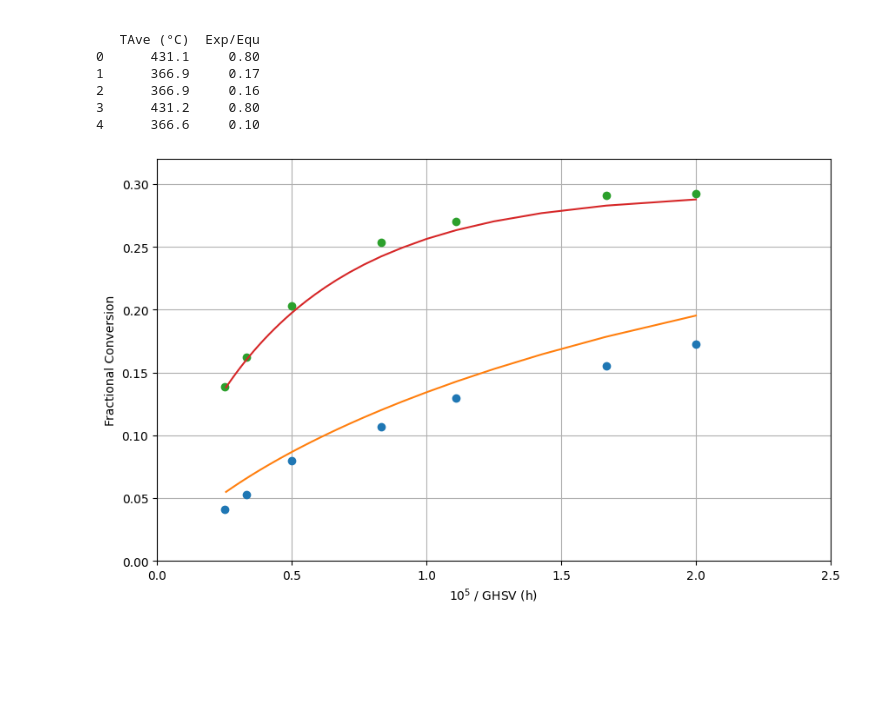
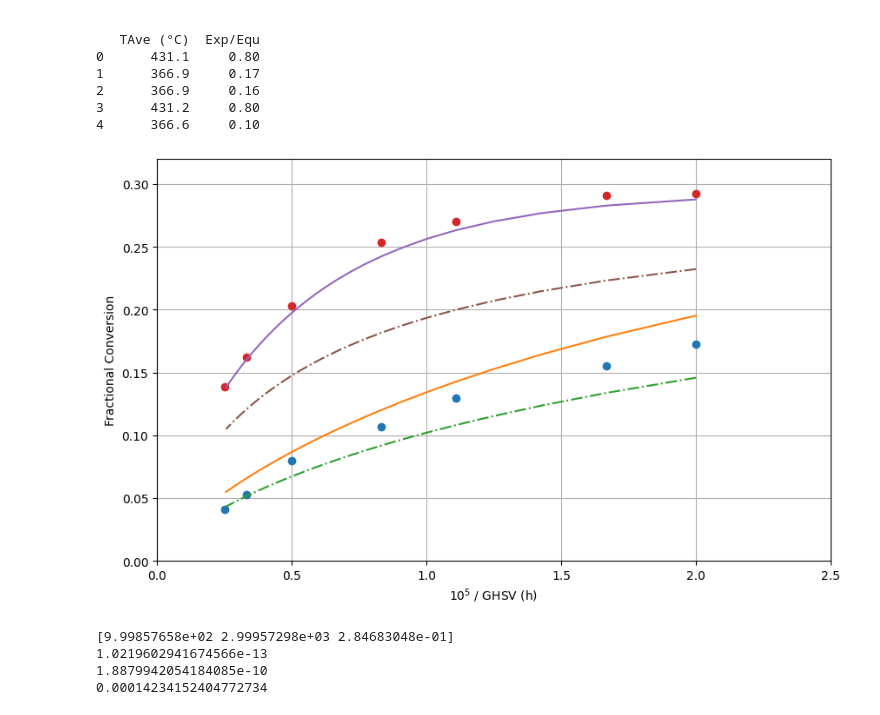
Before and after one commit to computational-chemical-engineering/ammonia_synthesis_reactor, a Jupyter notebook: ammonia_kinetics_check.ipynb, the cells around one changed output. Saved outputs shown, nothing was run; the diff lists cells and outputs as text; code cells hidden in the pictures; blank space fills up the shorter version.

```diff
--- a/ammonia_kinetics_check.ipynb
+++ b/ammonia_kinetics_check.ipynb
@@ -66,6 +71,10 @@ print(df.head())
 # %%
 from ammonia_synthesis_kinetics import AmmoniaSynthesisKinetics
 from scipy.integrate import solve_ivp
+from pymrm import NumJac
+from scipy.constants import R  # Ideal gas constant in J/(mol·K)
+from scipy.sparse import eye_array, csc_array
+from scipy.sparse.linalg import spsolve
 
 #rho_c = 590.0
 #Dcat = 1.0 / 3.0
@@ -79,8 +88,35 @@ def ode_plugflow(F, p, kinetics):
     mol_frac = F / np.sum(F)  # Convert flow rates to mole fractions
     p_partial = mol_frac * p  # Convert mole fractions to partial pressures
     return kinetics(p_partial)  # Convert back to mol/m³/s
+
+class CSTR:
+    def __init__(self, kinetics, p=None, T=None):
+        kinetics.set_T_and_p(T, p)
+        self.p = kinetics.p
+        self.T = kinetics.T
+        self.numjac = NumJac(shape=kinetics.stoichiometry.shape)
+
+    def __call__(self, F_in):
+        jac_cnst = -eye_array(F_in.size,format='csc')
+        F = F_in.copy()
+        for i in range(50):
+            Ftot = np.sum(F)
+            p_div_F_tot = self.p / Ftot
+            p_partial = p_div_F_tot * F
+            g_react, jac_react = self.numjac(lambda F: kinetics(p_div_F_tot * F), F)
+            #g_react = kinetics(p_div_F_tot * F)
+            #v = (jac_react @ F)/ Ftot**2
+            #v_sparse = csc_array(v[:, None])  # n×1
+            #F_sparse = csc_array(F[None, :])
+            #jac_react = jac_react - v_sparse @ F_sparse
+
+            g_value = F_in - F + g_react
+            jac = jac_cnst + jac_react
+            F -= spsolve(jac, g_value)
+            if np.linalg.norm(g_value) < 1e-4*np.abs(F_in.max()):
+                break
+        return F
 # %%
-
 plt.figure(figsize=(10, 6))
 standard_temperature = 273.15  # Kelvin (0°C)
 standard_pressure = 101325  # Pascals (1 atm)
@@ -89,34 +125,53 @@ for test in tests:
     row = df[df["Test"] == test].iloc[0]
     gHSV = []
     conversion = []
 
     q = float(row['H2/N2 Ratio'])  # Ratio of H2 to N2
     for col, _ in columns_and_molar_flow:
         match = re.match(r"GHSV_(\d+)", col)
         if match:
             gHSV.append(float(match.group(1)))
             frac_NH3 = 1e-2*float(row[col])  # Fraction of NH3
             eta = 3.0 * (1.0 + 1.0 / q) * frac_NH3 / (2.0 * (1 + frac_NH3))  # Conversion of H2
             conversion.append(eta)
     # Plot the conversion against GHSV
     plt.plot(1e5 / np.array(gHSV), conversion, 'o')
 
     p = 1e5*row['Pressure (bar)']
     kinetics.set_T_and_p(273.15+row['Temperature (°C)'], p)  # Set temperature and pressure for kinetics
-    conversion = []
+    conversion_pfr = []
+    conversion_cstr = []
+    cstr = CSTR(kinetics)  # Create a CSTR instance
     gHSV = np.arange(50000, 400000, 10000)  # GHSV values for interpolation
     composition = np.array([1.0 / (1.0 + q), q / (1.0 + q), 0.0])  # N2, H2, NH3 composition
     for gHSV_value in gHSV:
         F0 = gHSV_value/3600 * (standard_pressure/(R*standard_temperature))*composition  # Initial flow rates
         sol = solve_ivp(lambda zeta, F: ode_plugflow(F, p, kinetics), [0, 1], F0, t_eval=[1])
-        conversion.append((F0[1] - sol.y[1, 0])/F0[1])
-    plt.plot(1e5 / np.array(gHSV), conversion, '-')
+        conversion_pfr.append((F0[1] - sol.y[1, 0])/F0[1])
+        F = cstr(F0)
+        conversion_cstr.append((F0[1] - F[1])/F0[1])
+    plt.plot(1e5 / np.array(gHSV), conversion_pfr, '-')
+    plt.plot(1e5 / np.array(gHSV), conversion_cstr, '-.')
 
 plt.xlabel(r"$10^5$ / GHSV (h)")
 plt.ylabel("Fractional Conversion")
 plt.xlim(0, 2.5)
 plt.ylim(0, 0.32)
 plt.grid()
 plt.show()
 # %% [output]
-[figure, old version]
+[figure, new version]
+# %%
+
+F0 = np.array([1.0e3, 3.0e3, 0.0])  # Initial molar flow rates for N2, H2, NH3
+cstr = CSTR(kinetics, p=1e7, T=600)  # Create a CSTR instance with pressure and temperature
+F = cstr(F0)
+print(F)
+print(np.sum(np.array([2.0,0.0,1.0])*(F-F0)))
+print(np.sum(np.array([0.0,2.0,3.0])*(F-F0)))
+print((F0[1]-F[1])/F0[1])
+# %% [output]
+[9.99857658e+02 2.99957298e+03 2.84683048e-01]
+1.0219602941674566e-13
+1.8879942054184085e-10
+0.00014234152404772734
```
Also changed, not shown: parts of 1 cell of this notebook, 3 other files.
